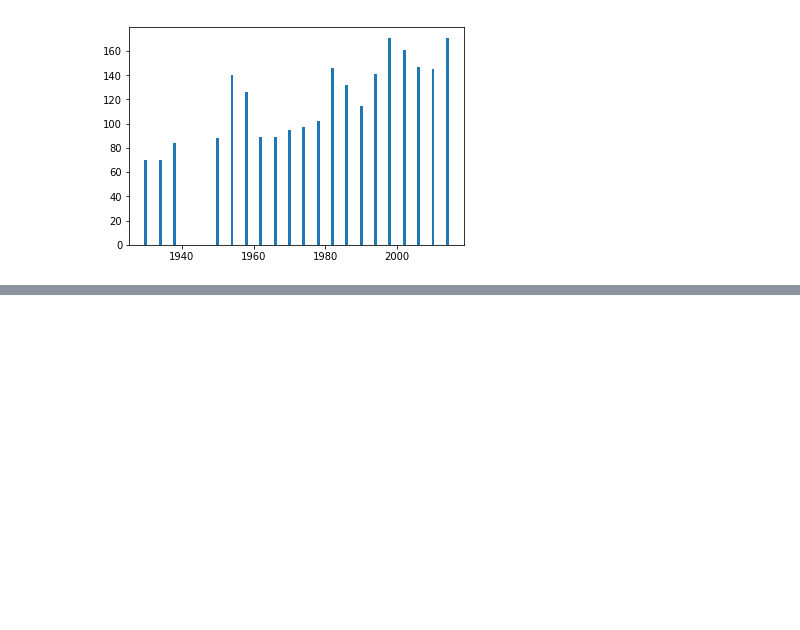
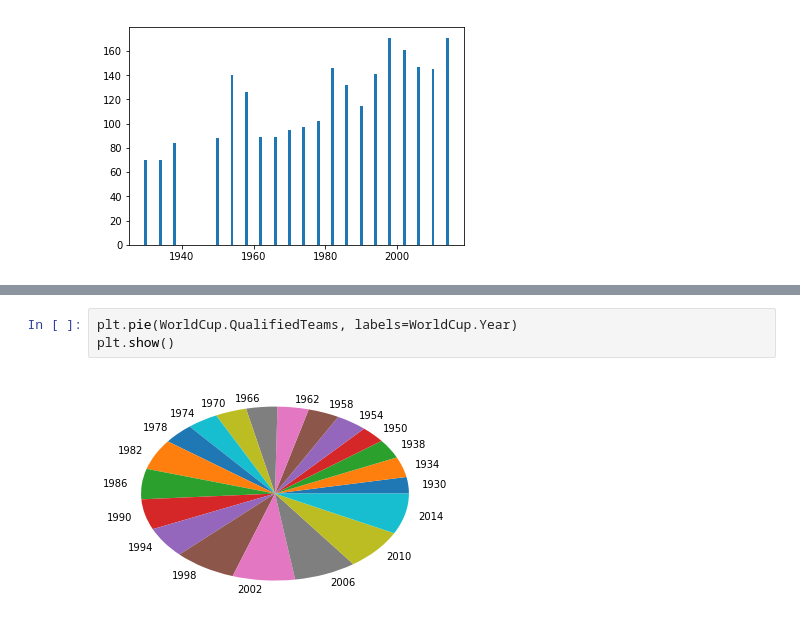
Before and after one commit to suryodayaaidi/FIFA-WORLD-CUP, a Jupyter notebook: FIFA WORLD CUP/WorldCup.ipynb, the cells around one changed output, grey strips where cells are left out. Cells and saved outputs as stored; diff of their text form; blank space fills up the shorter version.

Commit message:
New pie diagram

```diff
--- a/FIFA WORLD CUP/WorldCup.ipynb
+++ b/FIFA WORLD CUP/WorldCup.ipynb
@@ -120,3 +120,8 @@ WorldCup
 | 17 | 2006 | Germany | Italy | France | Germany | Portugal | 147 | 32 | 64 | ... |
 | 18 | 2010 | South Africa | Spain | Netherlands | Germany | Uruguay | 145 | 32 | 64 | ... |
 | 19 | 2014 | Brazil | Germany | Argentina | Netherlands | Brazil | 171 | 32 | 64 | ... |
+# %%
+plt.pie(WorldCup.QualifiedTeams, labels=WorldCup.Year)
+plt.show()
+# %% [output]
+[figure, added]
```
Also changed, not shown: parts of 2 cells of this notebook.
